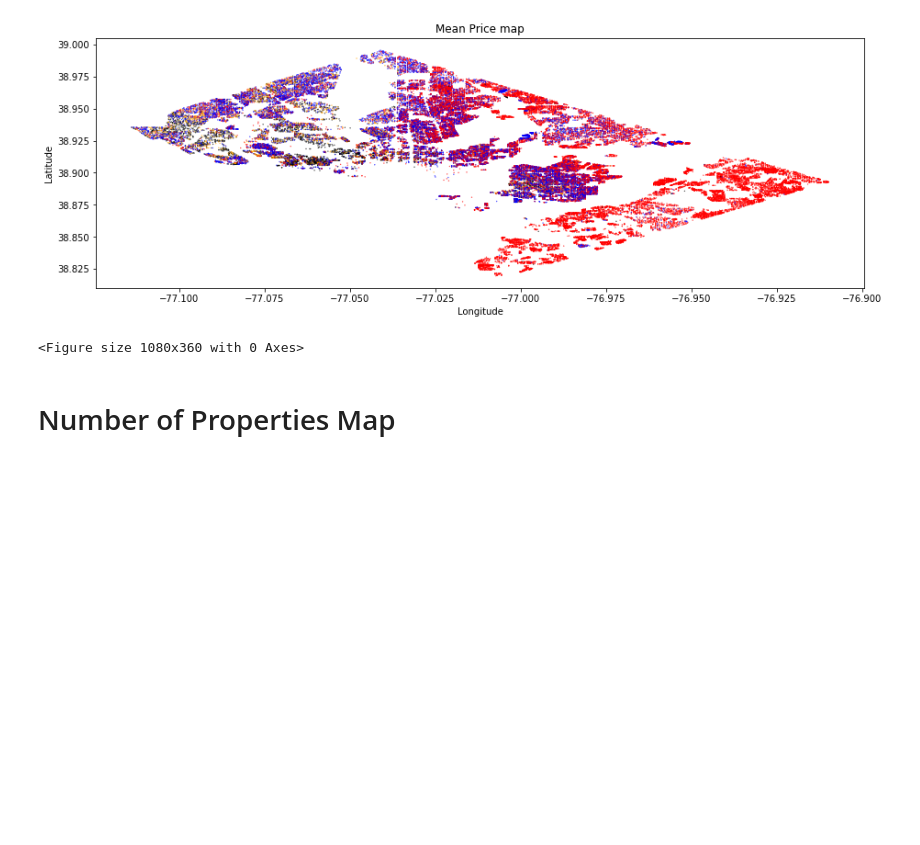
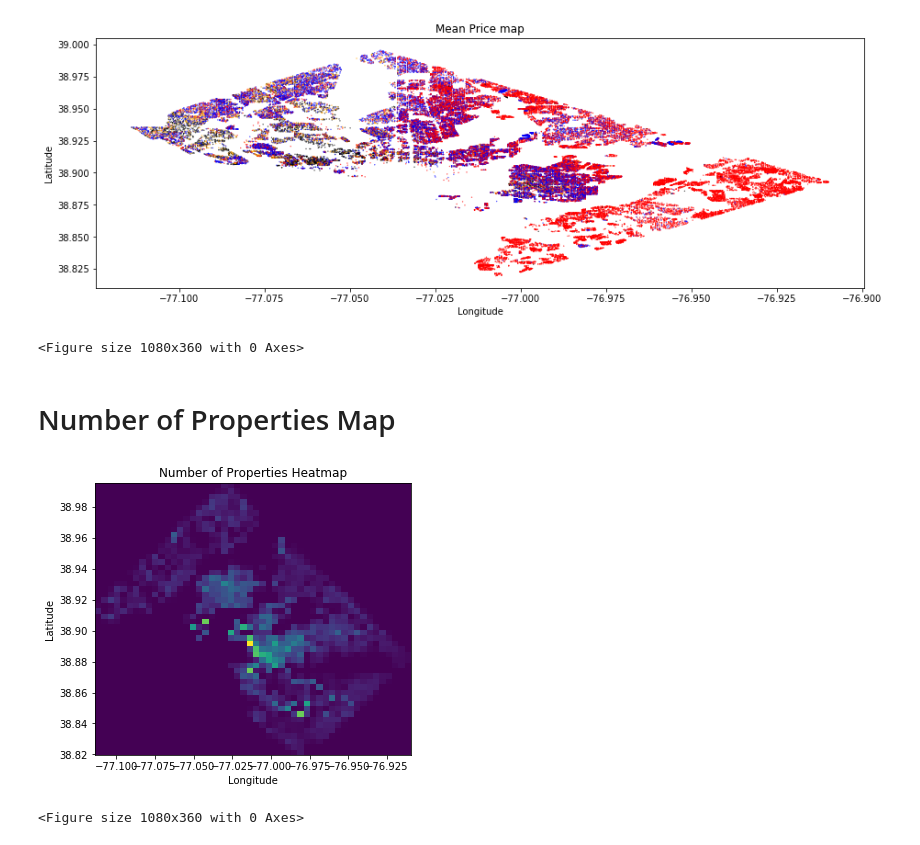
Before and after one commit to jakubclark/big-data-assignment4, a Jupyter notebook: assignment_4_notebook.ipynb, the cells around one changed output. Cells and saved outputs as stored; diff of their text form; code cells hidden in the pictures; blank space fills up the shorter version.

```diff
--- a/assignment_4_notebook.ipynb
+++ b/assignment_4_notebook.ipynb
@@ -182,3 +182,8 @@ plot_price_heatmap(df)
 # Number of Properties Map
 # %%
 from big_data.plots import plot_count_heatmap
+# %%
+plot_count_heatmap(df)
+# %% [output]
+[figure, added]
+<Figure size 1080x360 with 0 Axes>
```
Also changed, not shown: 1 other file.
